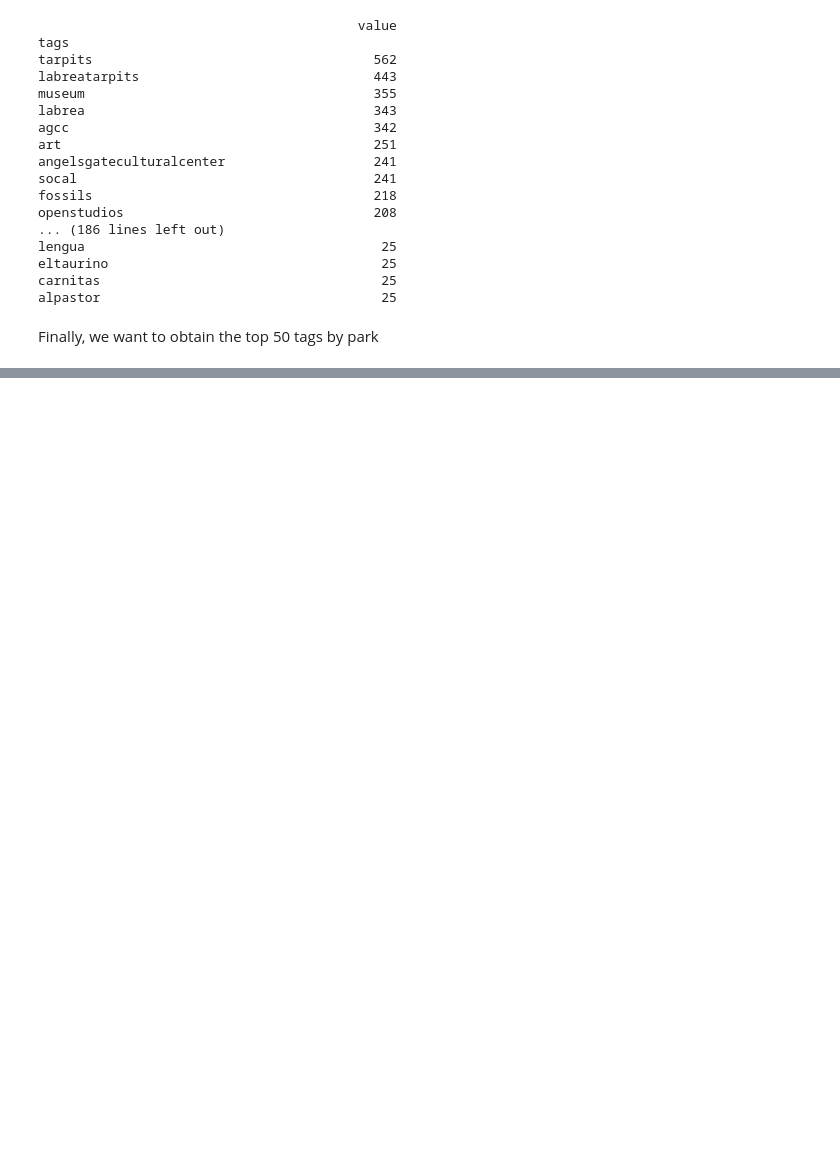
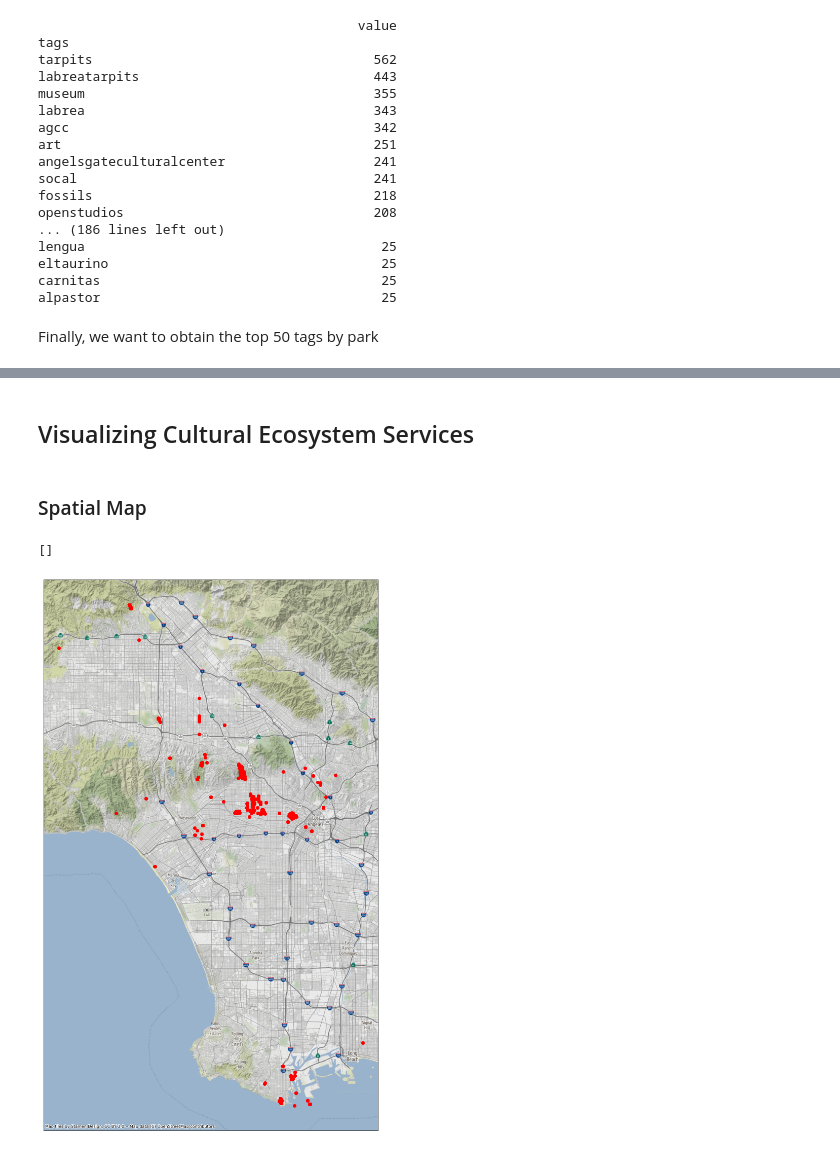
Before and after one commit to mlrog/LaParks_NLP, a Jupyter notebook: 2 - All Parks.ipynb, the cells around one changed output, grey strips where cells are left out. Saved outputs shown, nothing was run; the diff lists cells and outputs as text; code cells hidden in the pictures; blank space fills up the shorter version.

```diff
--- a/2 - All Parks.ipynb
+++ b/2 - All Parks.ipynb
@@ -124,7 +122,7 @@ swords = [re.sub(r"[^A-z\s]", "", sword) for sword in stopwords.words('english')
 swords += ['losangeles', 'la', 'losangelesca', 'ca', 'dtla', 'macarthur', 'macarthurpark', 'woodley', 'riodelosangeles', 'runyoncanyon',
            'temescalgateway', 'heidelbergpark', 'hancockpark', 'franklincanyonpark', 'franklincanyonpark', 'angelsgate',
            'coldwatercanyon', 'chatsworthparksouth','cheviothills', 'california', 'usa', 'southerncalifornia', 'park', 'parklabrea',
-          'unitedstates', 'america']
+          'unitedstates', 'america','us']
 
 def clean_string(text):
     # remove punctuation
@@ -136,3 +134,4 @@ def clean_string(text):
 
 #calling the function to only apply to the tags column
 parks_data['tags'] = parks_data['tags'].apply(clean_string)
+parks_data
@@ -300,0 +346,26 @@ print(cleaned_macarthur_tags)
+# %% [markdown]
+## Visualizing Cultural Ecosystem Services
+# %% [markdown]
+### Spatial Map
+# %%
+# add a geometry column
+import geopandas as gpd
+parksgdf = gpd.GeoDataFrame(
+    parks_data, geometry=gpd.points_from_xy(parks_data.longitude, parks_data.latitude, crs='EPSG:4326'))
+# %%
+# Tags on map
+import contextily as ctx
+import matplotlib.pyplot as plt
+
+fig, ax = plt.subplots(figsize=(20,20))
+parksgdf.to_crs('EPSG:3857').plot(color='r', ax=ax) # remember, 3857 is Web Mercator
+
+# let's add a basemap using the contextily library
+ctx.add_basemap(ax, zoom=12)
+
+# and we really don't need the axis ticks and labels, so we set them to an empty list
+ax.set_xticks([])
+ax.set_yticks([])
+# %% [output]
+[]
+[figure, added]
```
Also changed, not shown: parts of 8 cells of this notebook, 3 other files.
